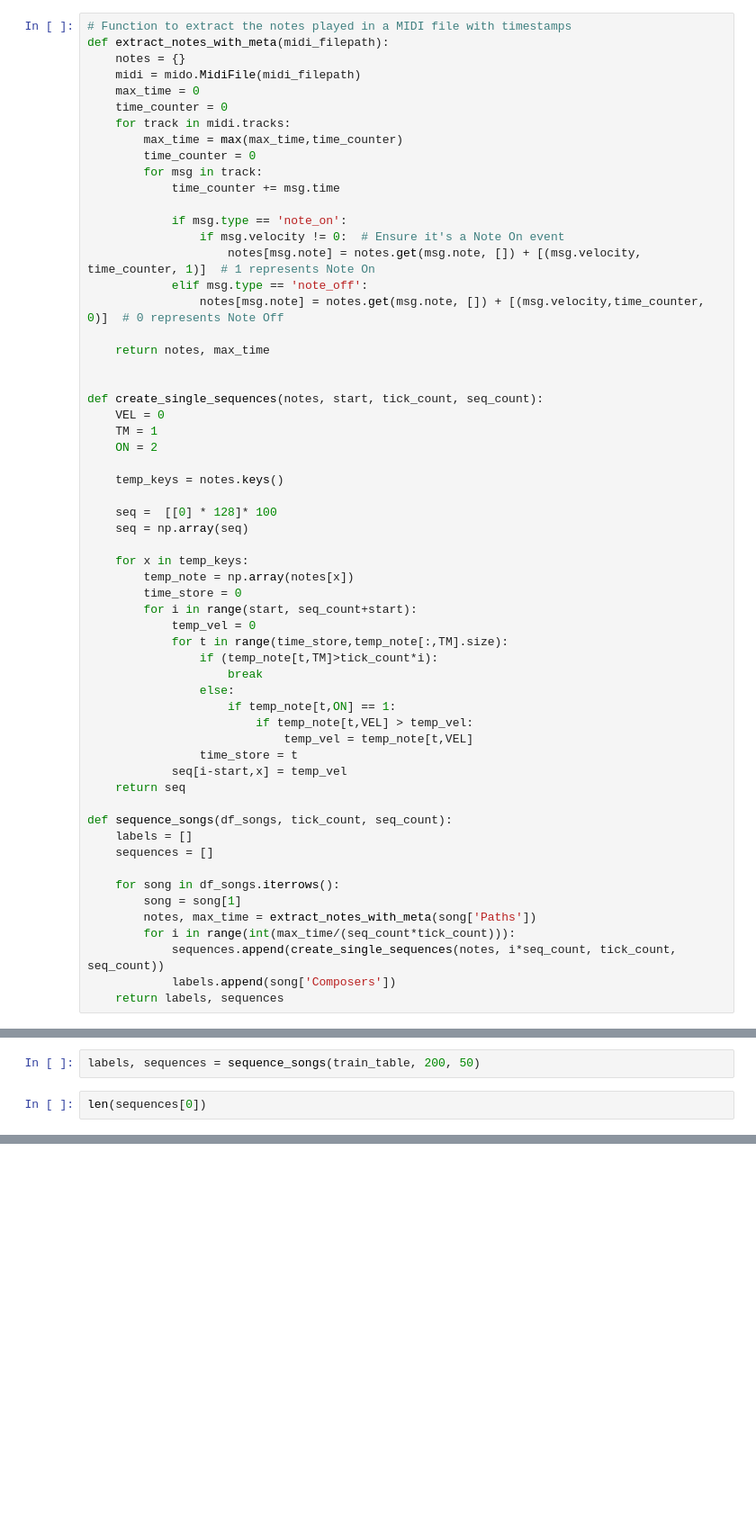
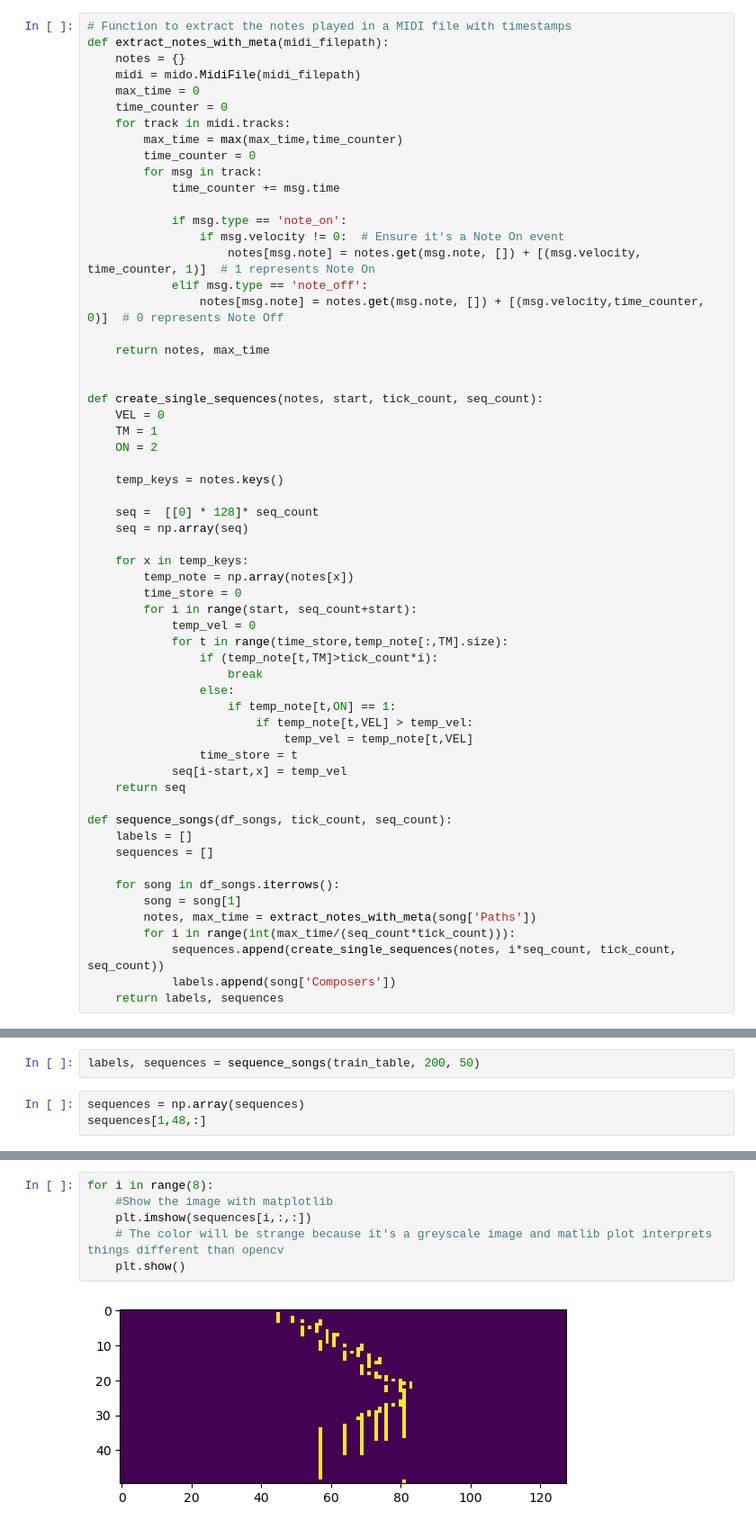
Before and after one commit to Lyfae/AAI-511-Final-Project, a Jupyter notebook: Christopher_Dev.ipynb, the cells around one changed output, grey strips where cells are left out. Shown at 90% size. Drawn from its saved outputs; the diff is of its cells as text; blank space fills up the shorter version.

Commit message:
Updated with dynamic sequence

```diff
--- a/Christopher_Dev.ipynb
+++ b/Christopher_Dev.ipynb
@@ -85,7 +85,7 @@ def create_single_sequences(notes, start, tick_count, seq_count):
 
     temp_keys = notes.keys()
 
-    seq =  [[0] * 128]* 100
+    seq =  [[0] * 128]* seq_count
     seq = np.array(seq)
 
     for x in temp_keys:
@@ -156,5 +156,6 @@ train_table
 # %%
 labels, sequences = sequence_songs(train_table, 200, 50)
 # %%
-len(sequences[0])
+sequences = np.array(sequences)
+sequences[1,48,:]
 # %% [output]
@@ -161,0 +172,8 @@ len(sequences[0])
+# %%
+for i in range(8):
+    #Show the image with matplotlib
+    plt.imshow(sequences[i,:,:])
+    # The color will be strange because it's a greyscale image and matlib plot interprets things different than opencv
+    plt.show()
+# %% [output]
+[figure, added]
```
Also changed, not shown: parts of 3 cells of this notebook.
